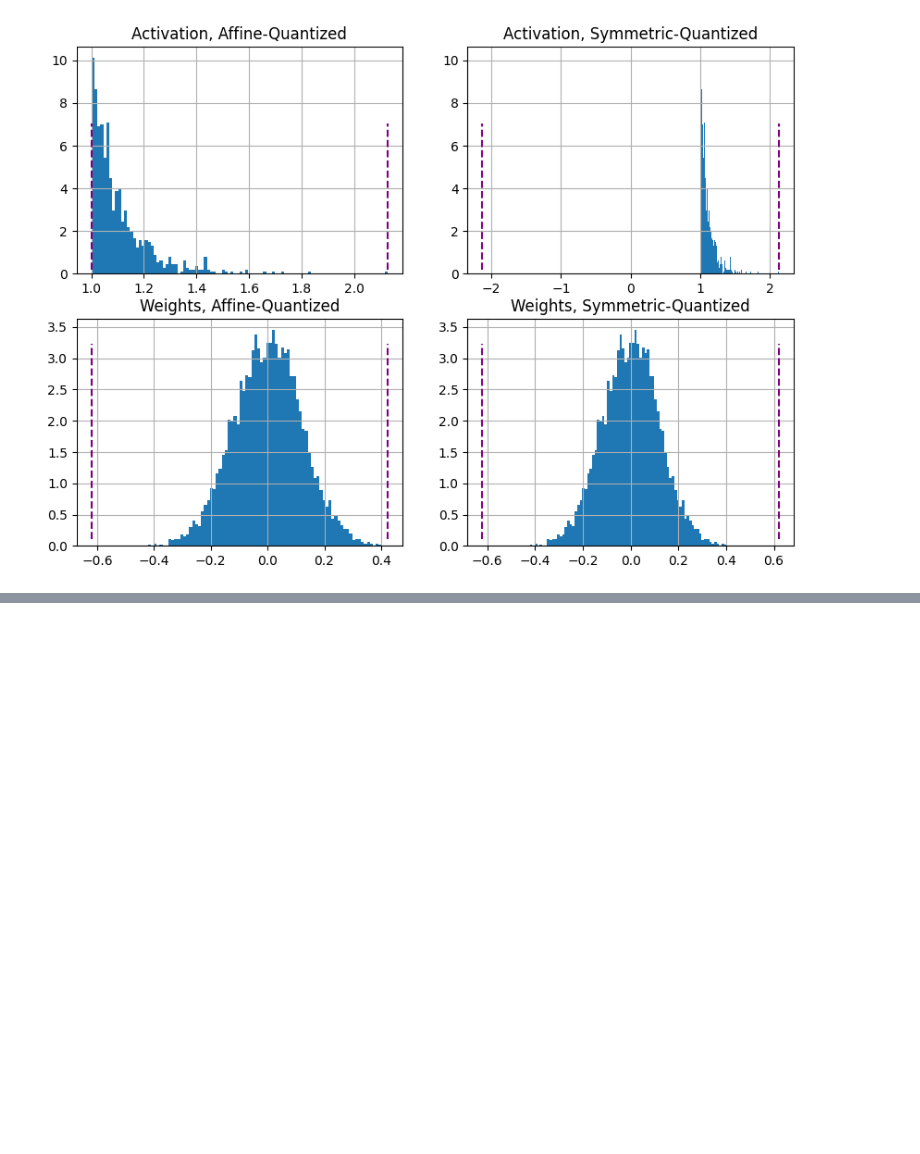
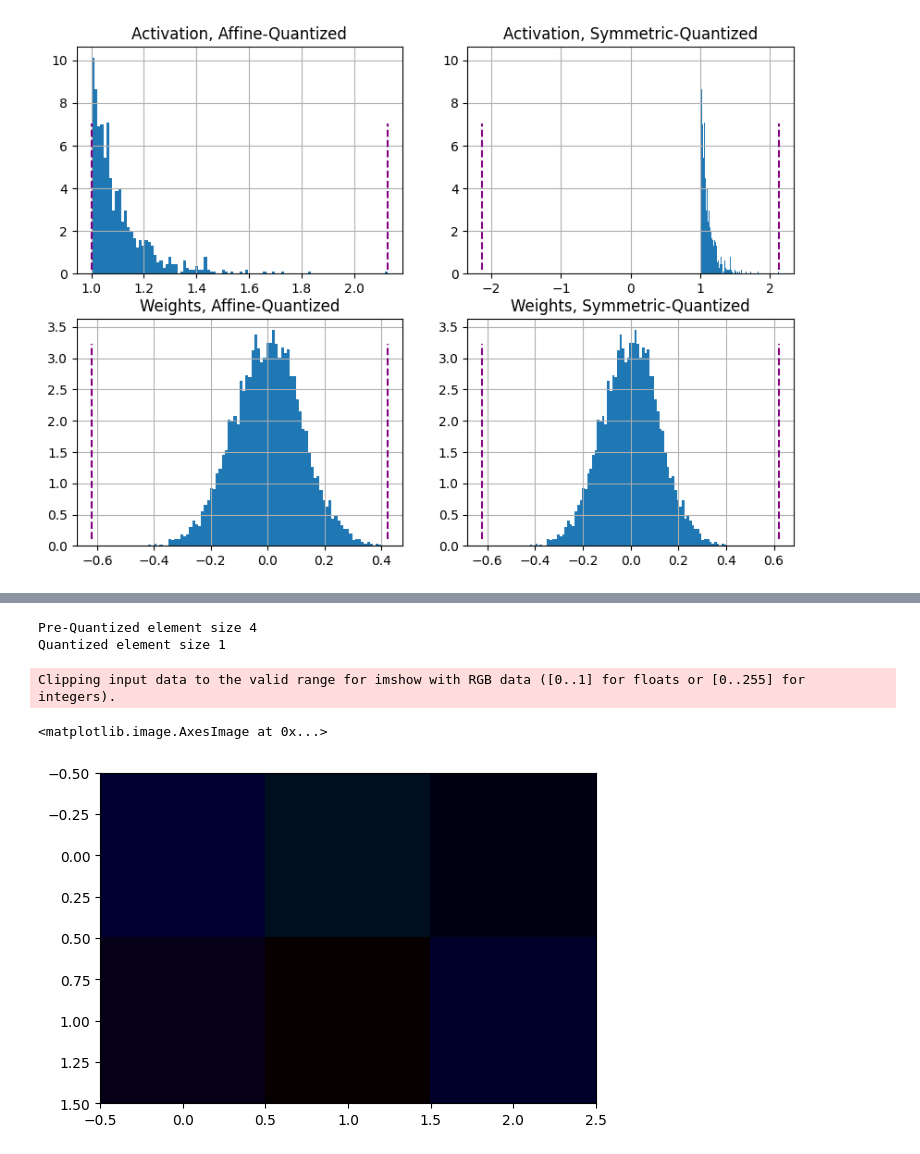
Before and after one commit to rydeveraumn/Network-Quantization, a Jupyter notebook: tutorials/PyTorch Network Quantization 🛰.ipynb, the cells around one changed output, grey strips where cells are left out. Cells and saved outputs as stored; diff of their text form; code cells hidden in the pictures; blank space fills up the shorter version.

Commit message:
updating the tutorial for network quantization

```diff
--- a/tutorials/PyTorch Network Quantization 🛰.ipynb
+++ b/tutorials/PyTorch Network Quantization 🛰.ipynb
@@ -133,0 +164,61 @@ Here the model's weights are pre-quantized; the activations are quantized on-the
+# %%
+import matplotlib.pyplot as plt
+import torch
+from torch import nn
+import copy
+
+backend = "fbgemm"  # running on a x86 CPU. Use "qnnpack" if running on ARM.
+
+model = nn.Sequential(
+     nn.Conv2d(2,64,3),
+     nn.ReLU(),
+)
+
+## EAGER MODE
+m = copy.deepcopy(model)
+m.eval()
+
+# Print initial element size
+initial_element_size = m[0].weight.element_size()
+print(f'Pre-Quantized element size {initial_element_size}')
+initial_weights = m[0].weight
+
+"""Fuse
+- Inplace fusion replaces the first module in the sequence with the fused module, and the rest with identity modules
+"""
+torch.quantization.fuse_modules(m, ['0','1'], inplace=True) # fuse first Conv-ReLU pair
+
+"""Insert stubs"""
+m = nn.Sequential(torch.quantization.QuantStub(),
+                  *m,
+                  torch.quantization.DeQuantStub())
+
+"""Prepare"""
+m.qconfig = torch.quantization.get_default_qconfig(backend)
+torch.quantization.prepare(m, inplace=True)
+
+"""Calibrate
+- This example uses random data for convenience. Use representative (validation) data instead.
+"""
+with torch.inference_mode():
+    for _ in range(10):
+        x = torch.rand(1, 2, 28, 28)
+        m(x)
+
+"""Convert"""
+torch.quantization.convert(m, inplace=True)
+
+"""Check"""
+ # 1 byte instead of 4 bytes for FP32
+quant_element_size = m[1].weight().element_size()
+print(f'Quantized element size {quant_element_size}')
+quantized_weights = m[1].weight()
+# %% [output]
+Pre-Quantized element size 4
+Quantized element size 1
+# %%
+plt.imshow(initial_weights[0, :, :, :].detach().numpy())
+# %% [output]
+Clipping input data to the valid range for imshow with RGB data ([0..1] for floats or [0..255] for integers).
+<matplotlib.image.AxesImage at 0x...>
+[figure, added]
```
Also changed, not shown: parts of 6 cells of this notebook, 4 other files.
